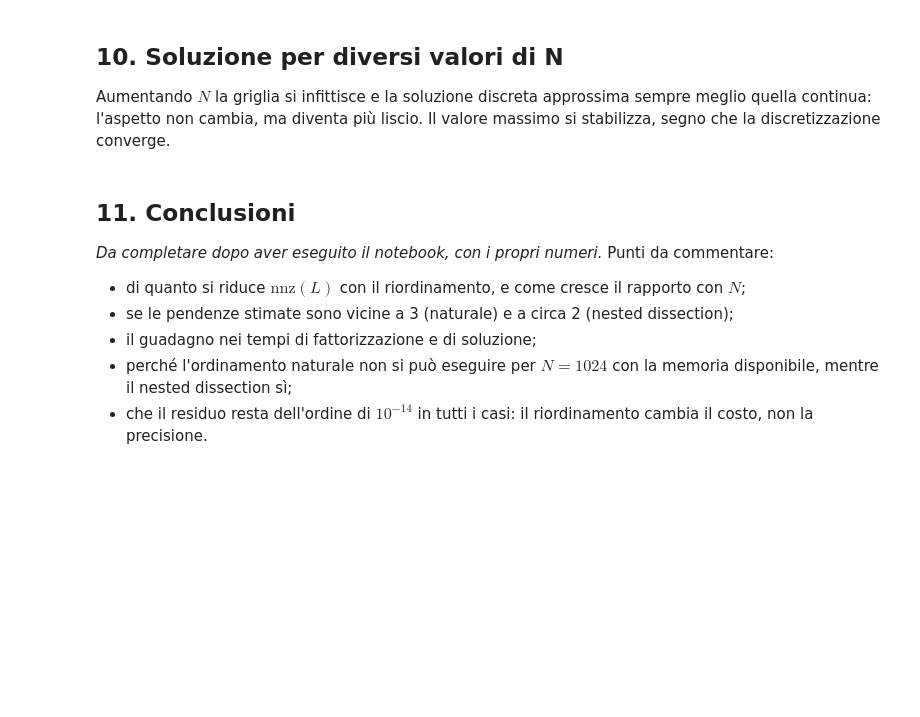
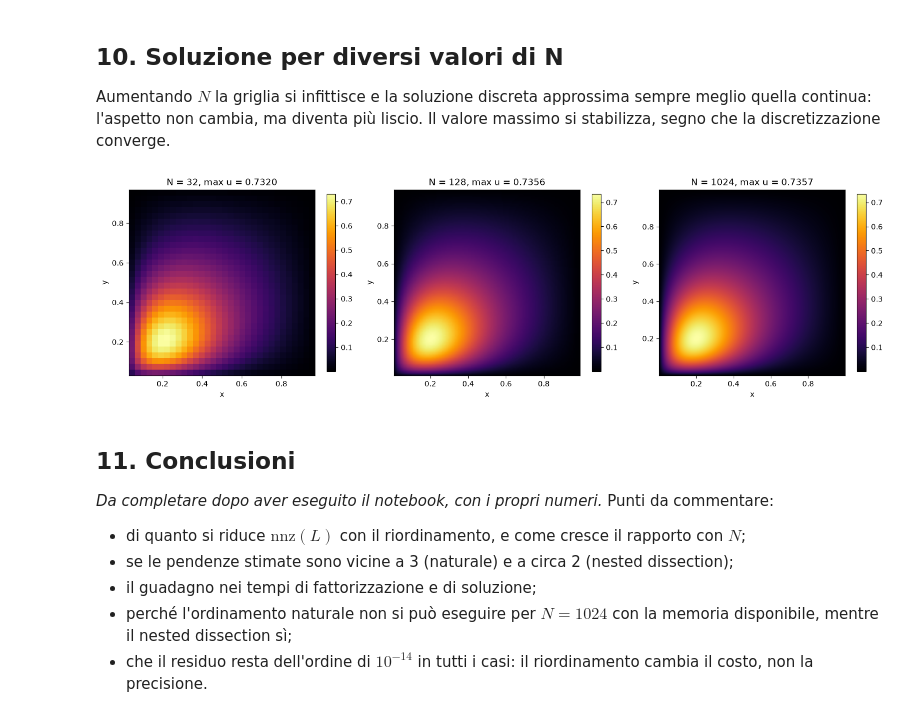
Before and after one commit to dvendemiati-gif/Info, a Jupyter notebook: task5.ipynb, the cells around one changed output. Drawn from its saved outputs; the diff is of its cells as text; code cells hidden in the pictures; blank space fills up the shorter version.

```diff
--- a/task5.ipynb
+++ b/task5.ipynb
@@ -124,7 +126,7 @@ In un grafico log-log una legge $N^k$ è una retta di pendenza $k$: per $\text{n
 **Memoria con $N = 512$ naturale.** $\text{nnz}(L) \approx 512^3 \approx 1.3 \cdot 10^8$, circa 1.6 GB per ogni copia di $L$; con le copie temporanee il picco può arrivare a qualche GB. Su un Codespace base (8 GB) è al limite: se non riesce, si imposta `N_MAX_NATURALE = 256` e lo si commenta nelle conclusioni.
 # %%
 VALORI_N = [32, 64, 128, 256, 512, 1024]
-N_MAX_NATURALE = 512        # vedi la nota sulla memoria qui sopra
+N_MAX_NATURALE = 256        # vedi la nota sulla memoria qui sopra
 N_RIPETI = 128              # fino a questo N si ripete la misura
 RIPETIZIONI = 3
 
@@ -291,18 +327,20 @@ plt.show()
 
 Aumentando $N$ la griglia si infittisce e la soluzione discreta approssima sempre meglio quella continua: l'aspetto non cambia, ma diventa più liscio. Il valore massimo si stabilizza, segno che la discretizzazione converge.
 # %%
-mostra = [32, 128, 512]
+mostra = [32, 128, 1024]
 fig, assi = plt.subplots(1, len(mostra), figsize=(15, 4.5))
 for asse, N in zip(assi, mostra):
     h = 1 / (N + 1)
     U = soluzioni[N].reshape(N, N)
     im = asse.imshow(U, origin="lower", extent=[h, 1 - h, h, 1 - h], cmap="inferno")
     asse.set_title(f"N = {N}, max u = {U.max():.4f}")
     asse.set_xlabel("x")
     asse.set_ylabel("y")
     fig.colorbar(im, ax=asse, shrink=0.8)
 plt.tight_layout()
 plt.show()
+# %% [output]
+[figure, added]
 # %% [markdown]
 ## 11. Conclusioni
 
```
Also changed, not shown: parts of 8 cells of this notebook.
